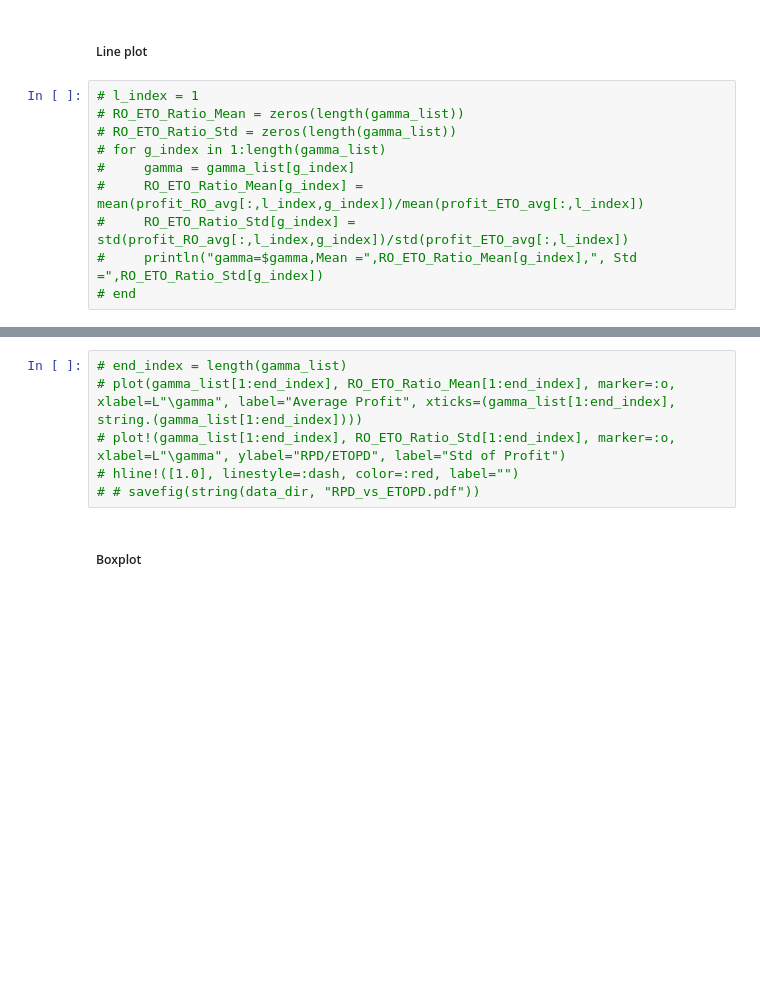
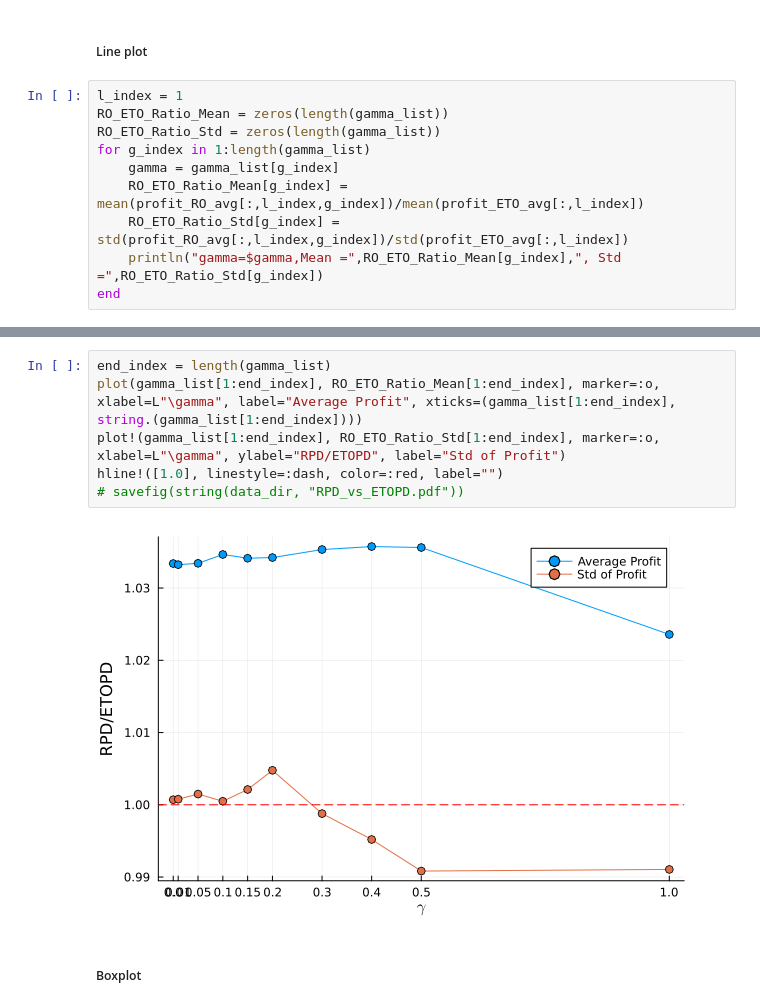
Before and after one commit to xunzhang-sjtu/Robust_Exp, a Jupyter notebook: Product_Line_Design/Main.ipynb, the cells around one changed output, grey strips where cells are left out. Cells and saved outputs as stored; diff of their text form; blank space fills up the shorter version.

```diff
--- a/Product_Line_Design/Main.ipynb
+++ b/Product_Line_Design/Main.ipynb
@@ -320,12 +382,12 @@ save(string(data_dir,"Result_ETO.jld2"),Result_ETO_Dict)
 # %% [markdown]
 ##### Line plot
 # %%
-# l_index = 1
-# RO_ETO_Ratio_Mean = zeros(length(gamma_list))
-# RO_ETO_Ratio_Std = zeros(length(gamma_list))
-# for g_index in 1:length(gamma_list)
-#     gamma = gamma_list[g_index]
-#     RO_ETO_Ratio_Mean[g_index] = mean(profit_RO_avg[:,l_index,g_index])/mean(profit_ETO_avg[:,l_index])
-#     RO_ETO_Ratio_Std[g_index] = std(profit_RO_avg[:,l_index,g_index])/std(profit_ETO_avg[:,l_index])
-#     println("gamma=$gamma,Mean =",RO_ETO_Ratio_Mean[g_index],", Std =",RO_ETO_Ratio_Std[g_index])
-# end
+l_index = 1
+RO_ETO_Ratio_Mean = zeros(length(gamma_list))
+RO_ETO_Ratio_Std = zeros(length(gamma_list))
+for g_index in 1:length(gamma_list)
+    gamma = gamma_list[g_index]
+    RO_ETO_Ratio_Mean[g_index] = mean(profit_RO_avg[:,l_index,g_index])/mean(profit_ETO_avg[:,l_index])
+    RO_ETO_Ratio_Std[g_index] = std(profit_RO_avg[:,l_index,g_index])/std(profit_ETO_avg[:,l_index])
+    println("gamma=$gamma,Mean =",RO_ETO_Ratio_Mean[g_index],", Std =",RO_ETO_Ratio_Std[g_index])
+end
@@ -332,9 +405,11 @@ save(string(data_dir,"Result_ETO.jld2"),Result_ETO_Dict)
 # %%
-# end_index = length(gamma_list)
-# plot(gamma_list[1:end_index], RO_ETO_Ratio_Mean[1:end_index], marker=:o, xlabel=L"\gamma", label="Average Profit", xticks=(gamma_list[1:end_index], string.(gamma_list[1:end_index])))
-# plot!(gamma_list[1:end_index], RO_ETO_Ratio_Std[1:end_index], marker=:o, xlabel=L"\gamma", ylabel="RPD/ETOPD", label="Std of Profit")
-# hline!([1.0], linestyle=:dash, color=:red, label="")
-# # savefig(string(data_dir, "RPD_vs_ETOPD.pdf"))
+end_index = length(gamma_list)
+plot(gamma_list[1:end_index], RO_ETO_Ratio_Mean[1:end_index], marker=:o, xlabel=L"\gamma", label="Average Profit", xticks=(gamma_list[1:end_index], string.(gamma_list[1:end_index])))
+plot!(gamma_list[1:end_index], RO_ETO_Ratio_Std[1:end_index], marker=:o, xlabel=L"\gamma", ylabel="RPD/ETOPD", label="Std of Profit")
+hline!([1.0], linestyle=:dash, color=:red, label="")
+# savefig(string(data_dir, "RPD_vs_ETOPD.pdf"))
+# %% [output]
+[figure, added]
 # %% [markdown]
 ##### Boxplot
 # %%
```
Also changed, not shown: parts of 11 cells of this notebook.
